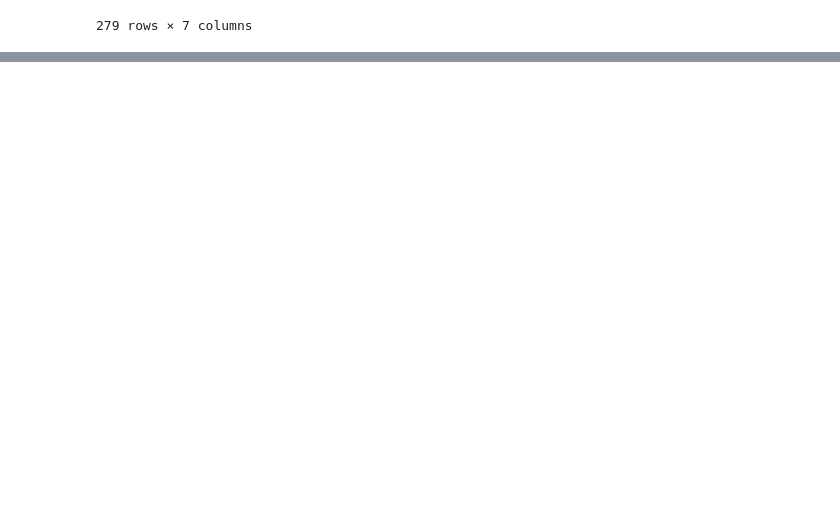
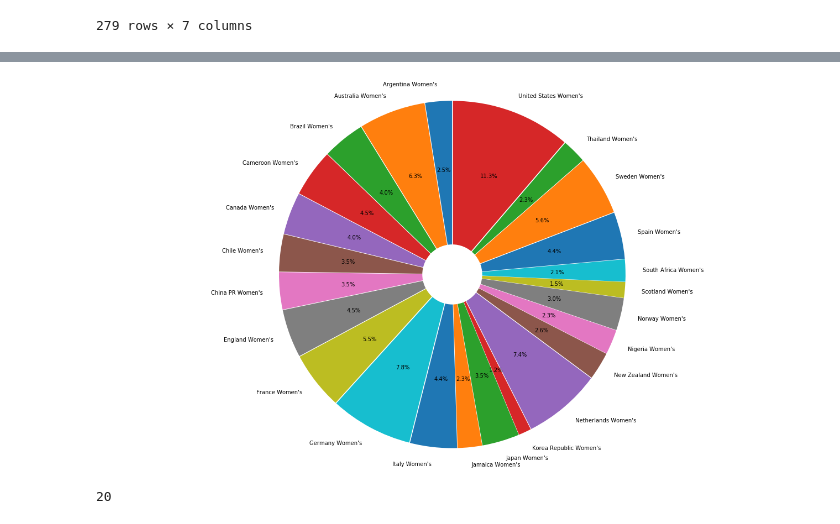
Before and after one commit to ReetBarik/Data-Science-Soccer-Analytics, a Jupyter notebook: VAEP.ipynb, the cells around one changed output, grey strips where cells are left out. Saved outputs shown, nothing was run; the diff lists cells and outputs as text; code cells hidden in the pictures; blank space fills up the shorter version.

```diff
--- a/VAEP.ipynb
+++ b/VAEP.ipynb
@@ -407,0 +382,8 @@ A['vaep_value'].min()
+# %%
+labels = stats['team_name'].unique()
+# %%
+x = stats.groupby(['team_name'])['vaep_rating'].sum()
+# %%
+labels.sort()
+# %%
+explode = (0.05,0.05,0.05,0.05,0.05,0.05,0.05,0.05,0.05,0.05,0.05,0.05,0.05,0.05,0.05,0.05,0.05,0.05,0.05,0.05,0.05,0.05,0.05,0.05)
@@ -407,0 +392,18 @@ A['vaep_value'].min()
+# %%
+fig1, ax1 = plt.subplots(figsize=(18, 10))
+ax1.pie(x, labels=labels, autopct='%1.1f%%',radius = 4, startangle=90, explode = explode)
+#draw circle
+centre_circle = plt.Circle((0,0),0.70,fc='white')
+fig = plt.gcf()
+fig.gca().add_artist(centre_circle)
+# Equal aspect ratio ensures that pie is drawn as a circle
+ax1.axis('equal')
+plt.tight_layout()
+# plt.title('Fraction of total value of actions performed by teams', fontsize = 19, fontweight="bold")
+plt.savefig('abc.png', dpi = 1000)#, facecolor = '#668b8b')
+# %% [output]
+[figure, added]
+# %%
+len(explode)
+# %% [output]
+20
```
Also changed, not shown: parts of 14 cells of this notebook, 7 other files.
